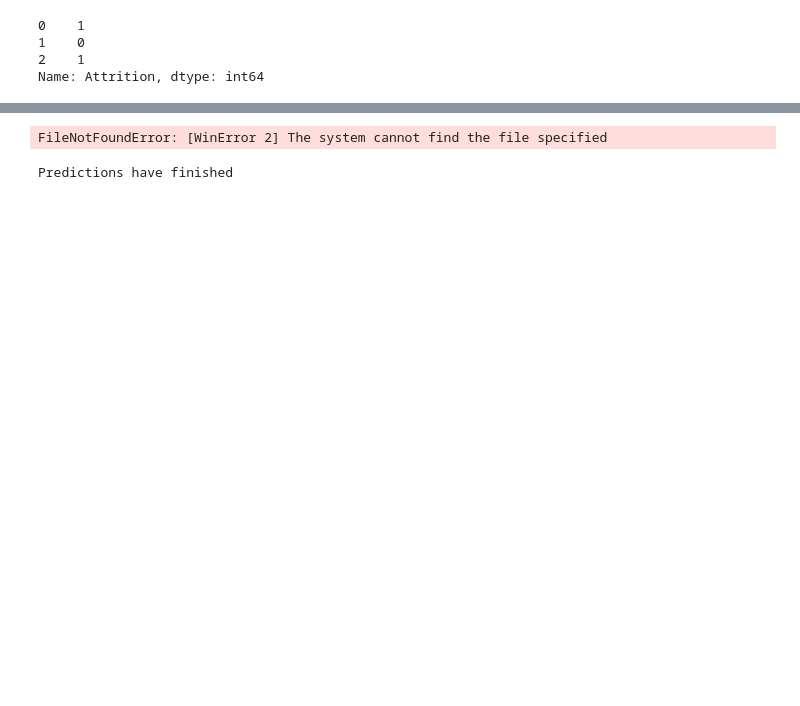
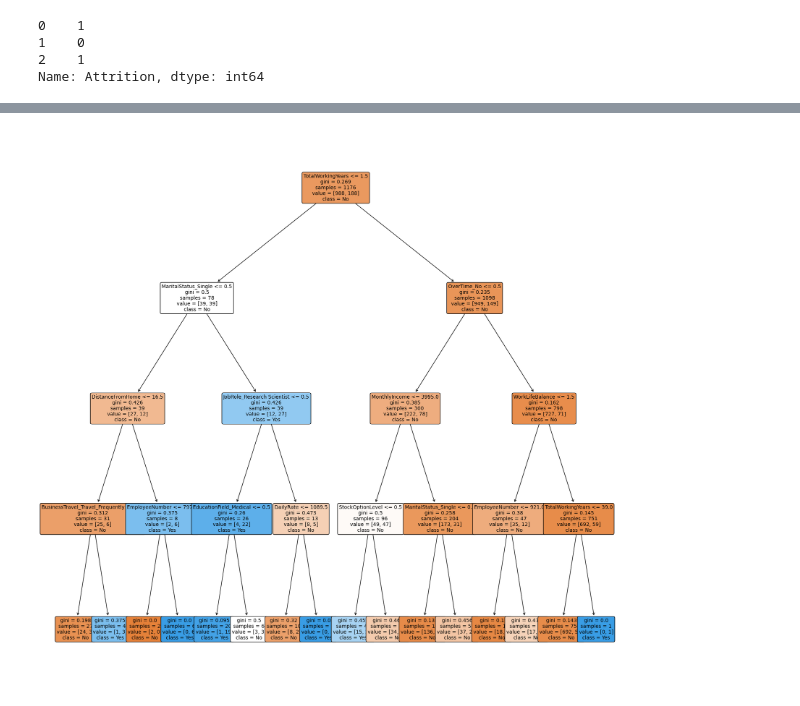
Before and after one commit to vfeng6704/Employee-Churn, a Jupyter notebook: Employee Churn Model.ipynb, the cells around one changed output, grey strips where cells are left out. Cells and saved outputs as stored; diff of their text form; code cells hidden in the pictures; blank space fills up the shorter version.

```diff
--- a/Employee Churn Model.ipynb
+++ b/Employee Churn Model.ipynb
@@ -176,20 +187,19 @@ numerical = [u'Age', u'DailyRate',  u'JobSatisfaction',
 # Drop the Attrition_numerical column from attrition dataset first - Don't want to include that
 attrition = df.drop(['Attrition_numerical'], axis=1)
 
+
 categorical = []
-
-# Iterate over each column in DataFrame
-for col in df.columns:
-    # Check if the column is of object type (usually for categorical data)
-    if df[col].dtype == 'object':
+for col in attrition.columns:
+    if attrition[col].dtype == 'object':
         categorical.append(col)
 
+
 # Store the numerical columns in a list numerical
-numerical = df.columns.difference(categorical)
+numerical = attrition.columns.difference(categorical)
 # %%
 # Store the categorical data in a dataframe called attrition_cat
-attrition_cat = df[categorical]
-attrition_cat = df.drop(['Attrition'], axis=1) # Dropping the target column
+attrition_cat = attrition[categorical]
+attrition_cat = attrition.drop(['Attrition'], axis=1) # Dropping the target column
 # %%
 attrition_cat = pd.get_dummies(attrition_cat)
 attrition_cat.head(3)
@@ -202,6 +212,6 @@ attrition_cat.head(3)
 # %%
 # Store the numerical features to a dataframe attrition_num
-attrition_num = df[numerical]
+attrition_num = attrition[numerical]
 # %%
 attrition_final = pd.concat([attrition_num, attrition_cat], axis=1)
 # %%
@@ -329,37 +334,3 @@ fig = go.Figure(data=data, layout=layout)
 py.iplot(fig,filename='scatter2010')
 # %% [output]
 [interactive output not drawn]
-# %%
-from sklearn import tree
-from IPython.display import Image as PImage
-from subprocess import check_call
-from PIL import Image, ImageDraw, ImageFont
-import re
-
-decision_tree = tree.DecisionTreeClassifier(max_depth = 4)
-decision_tree.fit(train, target_train)
-
-# Predicting results for test dataset
-y_pred = decision_tree.predict(test)
-
-# Export our trained model as a .dot file
-with open("tree1.dot", 'w') as f:
-     f = tree.export_graphviz(decision_tree,
-                              out_file=f,
-                              max_depth = 4,
-                              impurity = False,
-                              feature_names = attrition_final.columns.values,
-                              class_names = ['No', 'Yes'],
-                              rounded = True,
-                              filled= True )
-
-#Convert .dot to .png to allow display in web notebook
-check_call(['dot','-Tpng','tree1.dot','-o','tree1.png'])
-
-# Annotating chart with PIL
-img = Image.open("tree1.png")
-draw = ImageDraw.Draw(img)
-img.save('sample-out.png')
-PImage("sample-out.png", height=2000, width=1900)
-# %% [output]
-FileNotFoundError: [WinError 2] The system cannot find the file specified
@@ -366,3 +340,23 @@ FileNotFoundError: [WinError 2] The system cannot find the file specified
+# %%
+# Set the size of the figure
+plt.figure(figsize=(20, 20))  # Adjust the size to fit your tree
+
+# Plot the decision tree
+tree_plot = tree.plot_tree(
+    decision_tree,
+    feature_names=attrition_final.columns.values,
+    class_names=['No', 'Yes'],
+    filled=True,
+    rounded=True,
+    fontsize=10)  # Adjust font size to fit the space
+
+# Save the plot to a high-resolution file
+plt.savefig('decision_tree_high_res.png', format='png', dpi=300, bbox_inches='tight')
+
+# Optionally show the plot in the output
+plt.show()
+# %% [output]
+[figure, added]
 # %%
 # Gradient Boosting Parameters
 gb_params ={
@@ -382,9 +376,6 @@ gb = GradientBoostingClassifier(**gb_params)
 gb.fit(smote_train, smote_target)
 # Get our predictions
 gb_predictions = gb.predict(test)
-print("Predictions have finished")
-# %% [output]
-Predictions have finished
 # %%
 print(accuracy_score(target_val, gb_predictions))
 print(classification_report(target_val, gb_predictions))
```
Also changed, not shown: parts of 17 cells of this notebook.
